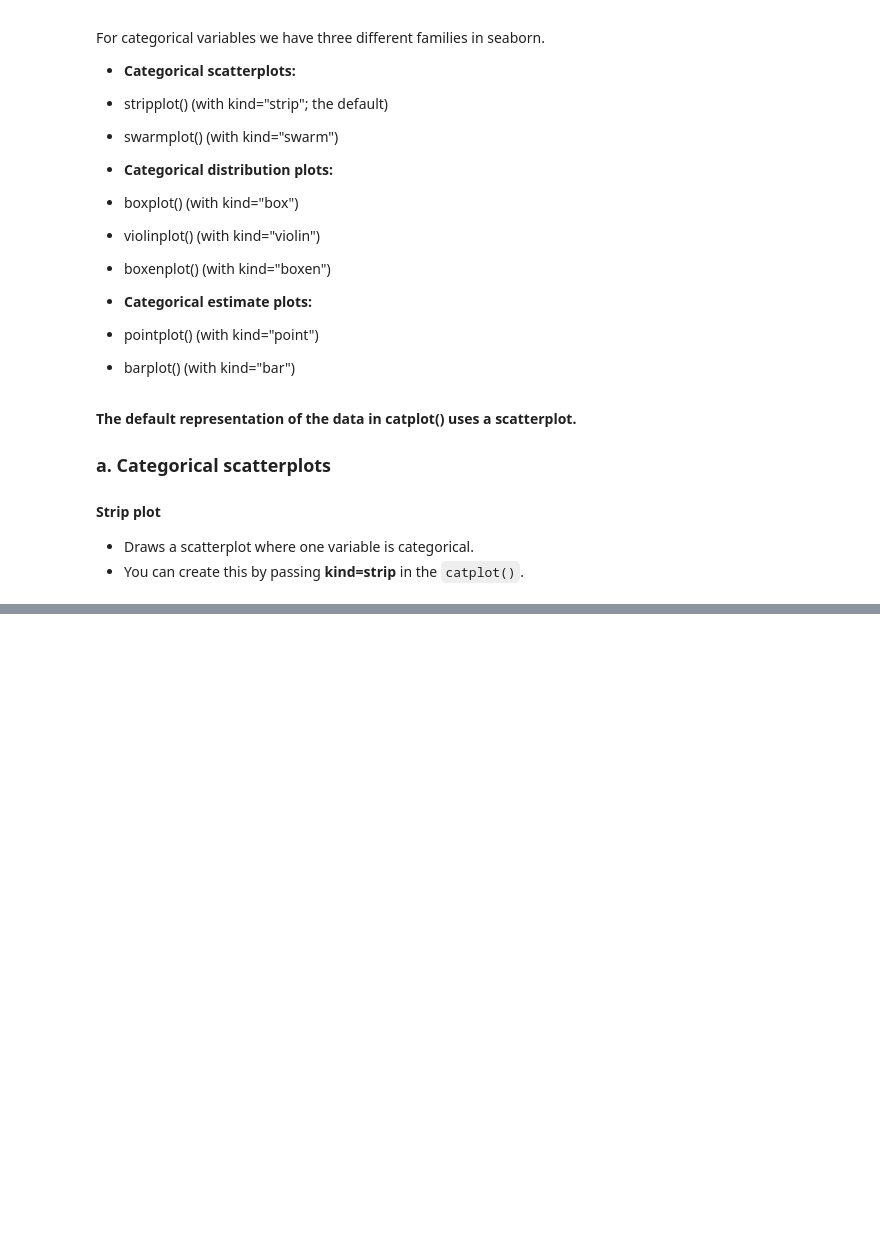
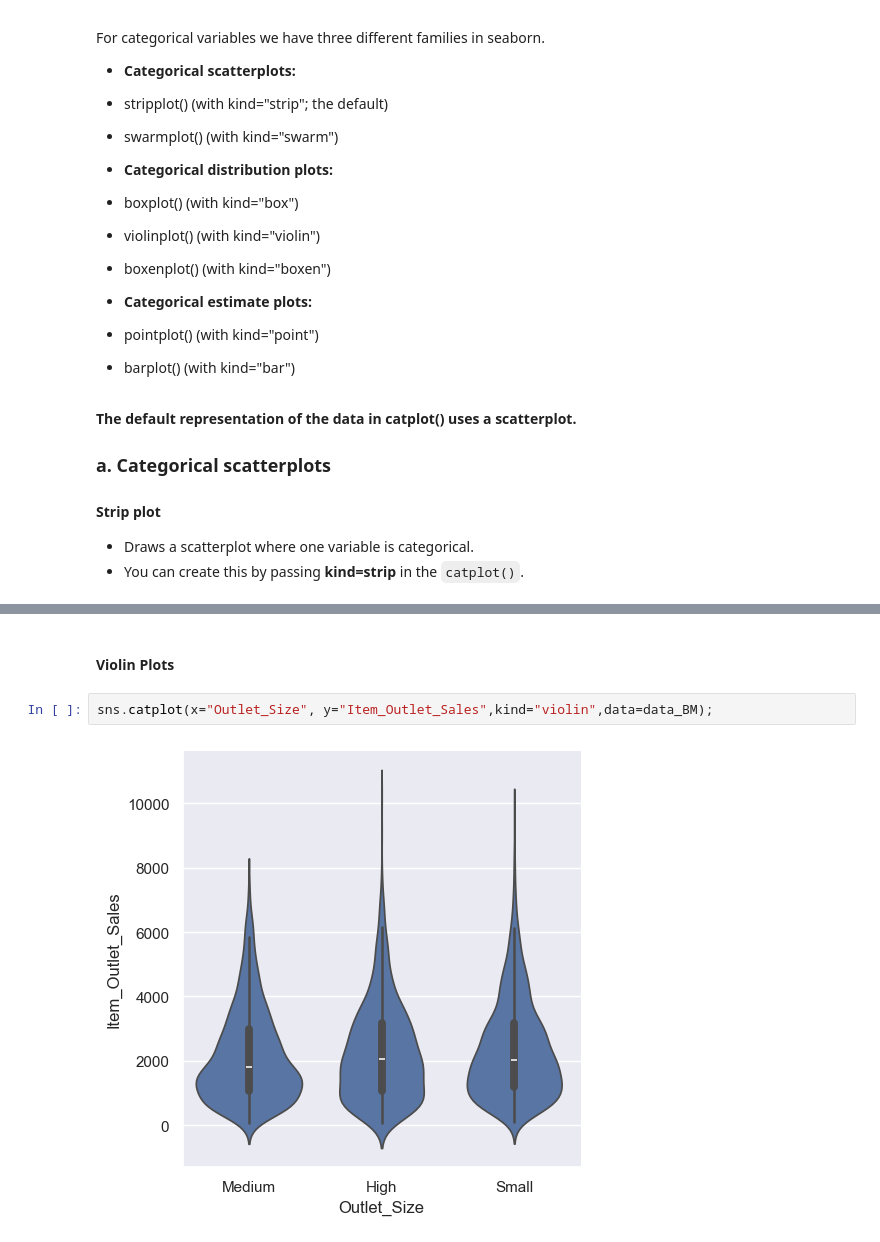
Before and after one commit to Josh-chief/IntroPython, a Jupyter notebook: Seaborn_Visualization.ipynb, the cells around one changed output, grey strips where cells are left out. Saved outputs shown, nothing was run; the diff lists cells and outputs as text; blank space fills up the shorter version.

```diff
--- a/Seaborn_Visualization.ipynb
+++ b/Seaborn_Visualization.ipynb
@@ -196,0 +222,6 @@ For categorical variables we have three different families in seaborn.
+# %% [markdown]
+#### Violin Plots
+# %%
+sns.catplot(x="Outlet_Size", y="Item_Outlet_Sales",kind="violin",data=data_BM);
+# %% [output]
+[figure, added]
```
Also changed, not shown: parts of 20 cells of this notebook, 3 other files.
